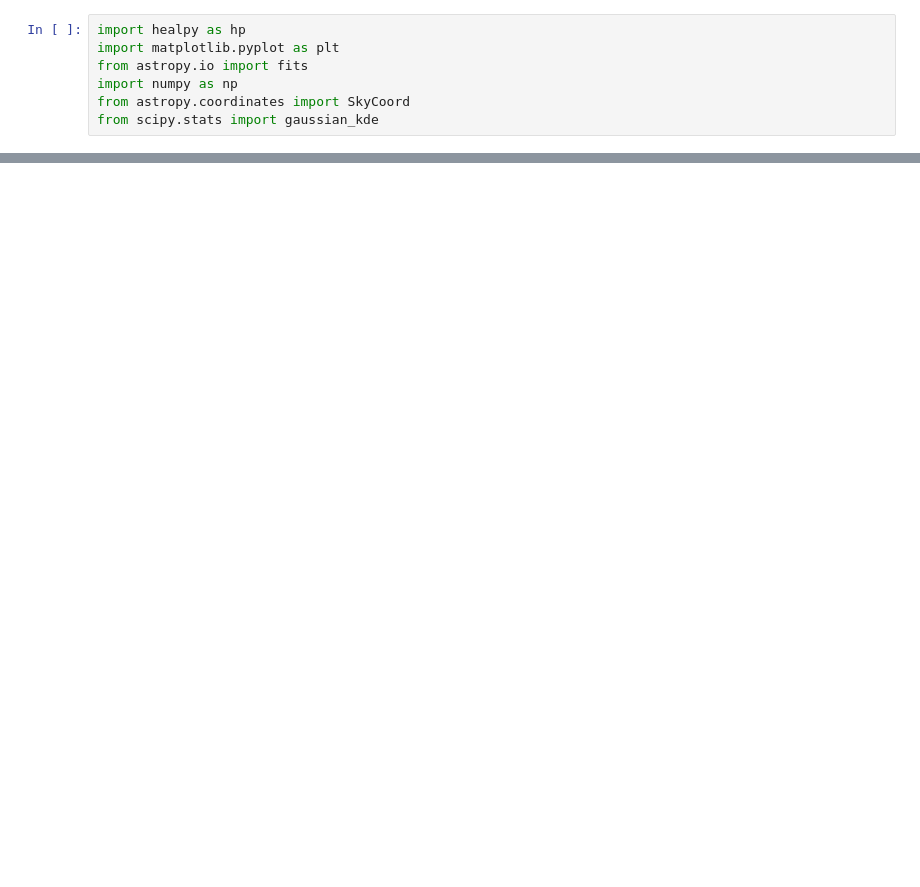
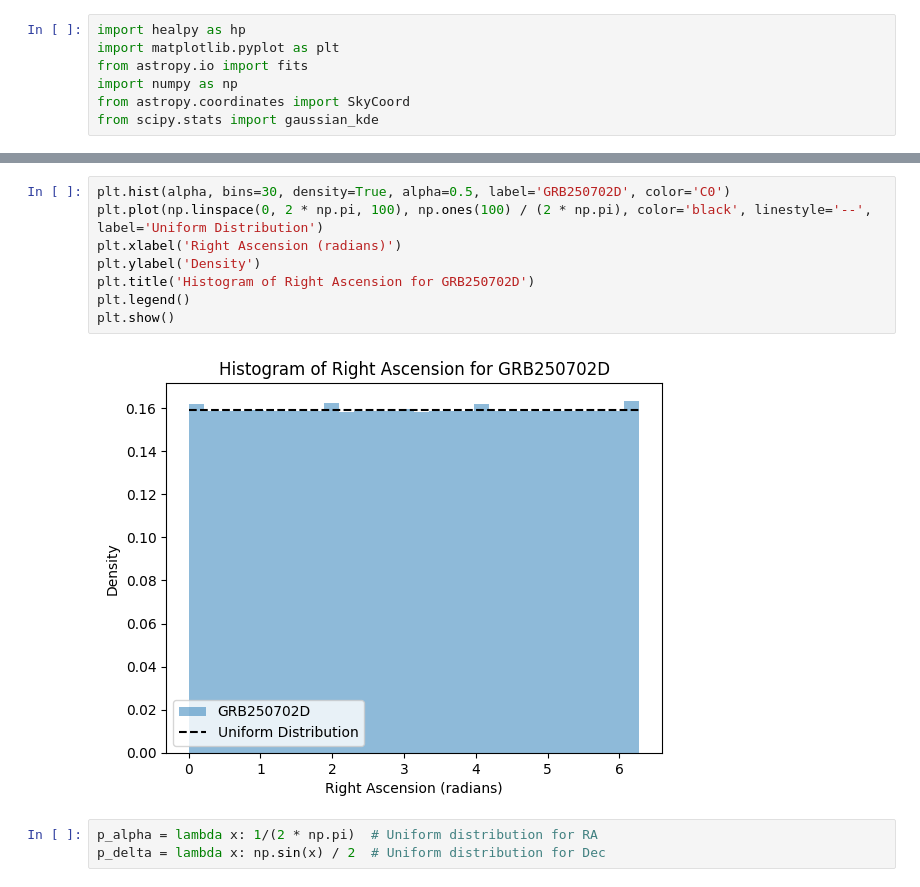
Before and after one commit to hemantaph/lensed-GRB-GW-identification, a Jupyter notebook: data/bayes_factor_sky.ipynb, the cells around one changed output, grey strips where cells are left out. Cells and saved outputs as stored; diff of their text form; blank space fills up the shorter version.

```diff
--- a/data/bayes_factor_sky.ipynb
+++ b/data/bayes_factor_sky.ipynb
@@ -100,3 +109,16 @@ plt.show()
+# %%
+plt.hist(alpha, bins=30, density=True, alpha=0.5, label='GRB250702D', color='C0')
+plt.plot(np.linspace(0, 2 * np.pi, 100), np.ones(100) / (2 * np.pi), color='black', linestyle='--', label='Uniform Distribution')
+plt.xlabel('Right Ascension (radians)')
+plt.ylabel('Density')
+plt.title('Histogram of Right Ascension for GRB250702D')
+plt.legend()
+plt.show()
+# %% [output]
+[figure, added]
+# %%
+p_alpha = lambda x: 1/(2 * np.pi)  # Uniform distribution for RA
+p_delta = lambda x: np.sin(x) / 2  # Uniform distribution for Dec
 # %% [markdown]
 # Bayes Factor Calculation of sky maps for GRB250702D, GRB250702B, and GRB250702E
 
```
Also changed, not shown: parts of 9 cells of this notebook.
